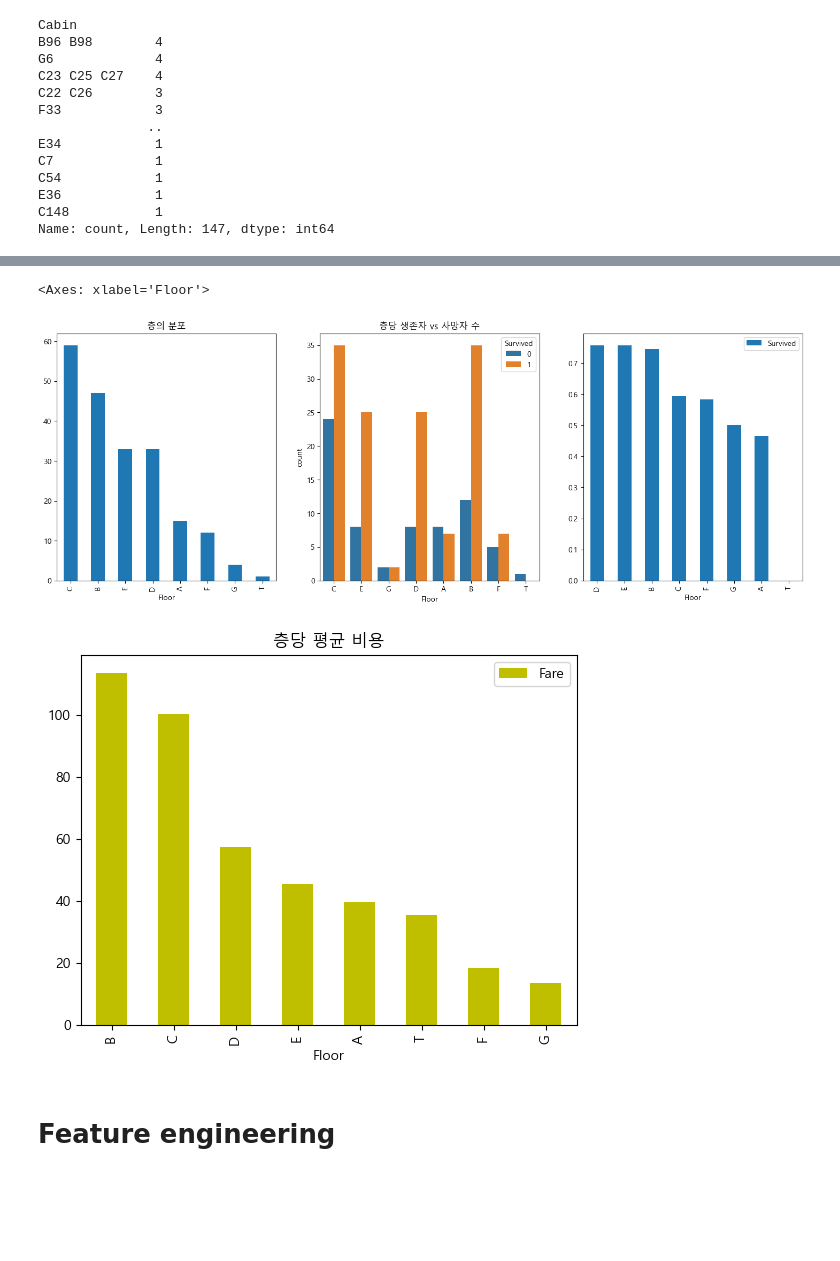
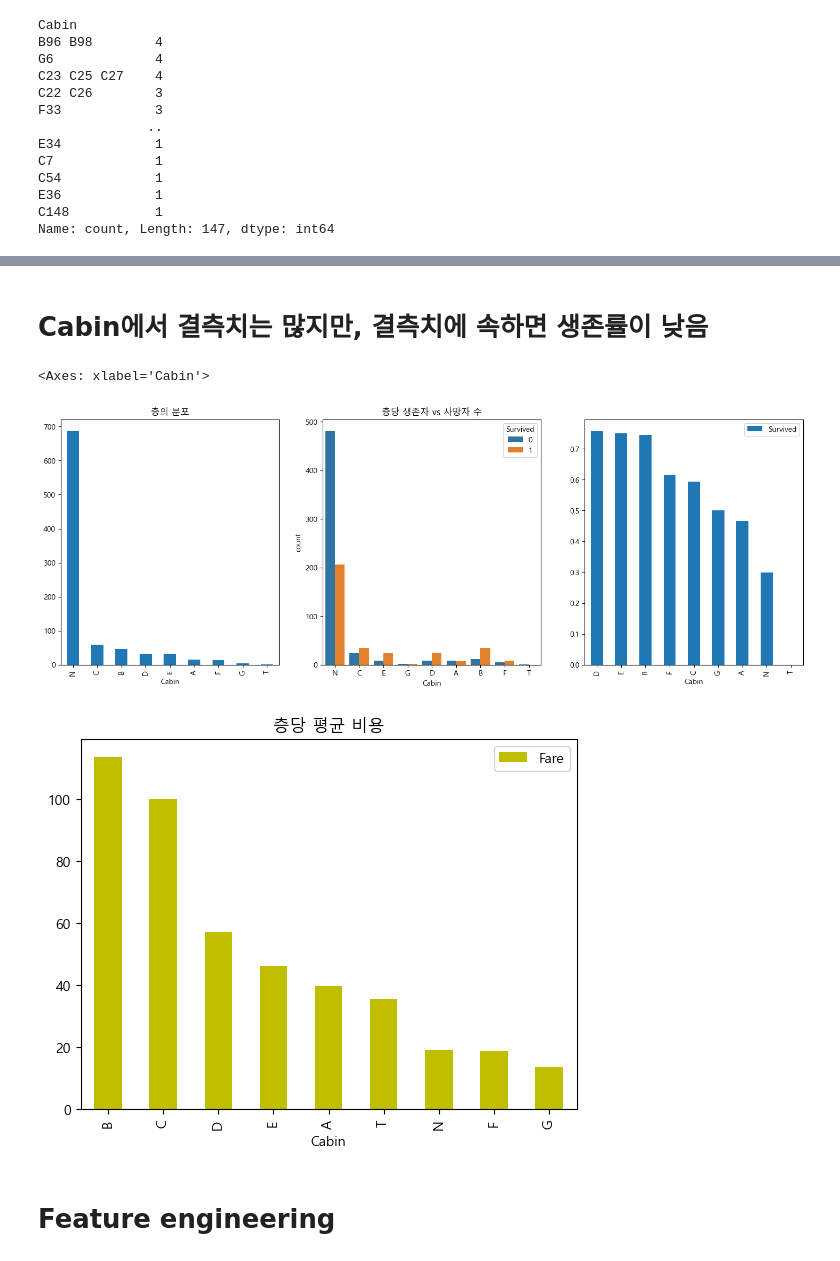
Before and after one commit to yunjihyung/titanic, a Jupyter notebook: code.ipynb, the cells around one changed output, grey strips where cells are left out. Saved outputs shown, nothing was run; the diff lists cells and outputs as text; code cells hidden in the pictures; blank space fills up the shorter version.

```diff
--- a/code.ipynb
+++ b/code.ipynb
@@ -579,10 +551,6 @@ Name: count, dtype: int64
-# %%
-def mapping(x: str):
-    if pd.isnull(x):
-        return np.nan
-
-    for alpha in 'ABCDEFGHIJKLNMPOQRSTUVWXYZ':
-        if alpha in x:
-            return alpha
-
-df['Floor'] = df['Cabin'].map(mapping)
+# %%
+df['Cabin'] = df['Cabin'].str[:1]
+df_test['Cabin'] = df_test['Cabin'].str[:1]
+# %%
+df.loc[df['Cabin'].isnull(),'Cabin'] = 'N'
+df_test.loc[df_test['Cabin'].isnull(),'Cabin'] = 'N'
@@ -589,18 +572,20 @@ df['Floor'] = df['Cabin'].map(mapping)
+# %% [markdown]
+# Cabin에서 결측치는 많지만, 결측치에 속하면 생존률이 낮음
 # %%
 f,a = plt.subplots(1,3,figsize = (18,6))
-df['Floor'].value_counts().plot.bar( ax = a[0])
+df['Cabin'].value_counts().plot.bar( ax = a[0])
 a[0].set_title('층의 분포')
-sns.countplot(data = df, x = 'Floor',hue = 'Survived', ax = a[1])
+sns.countplot(data = df, x = 'Cabin',hue = 'Survived', ax = a[1])
 a[1].set_title('층당 생존자 vs 사망자 수')
-df[['Floor','Survived']].groupby('Floor').mean().sort_values('Survived',ascending= False).plot.bar(ax = a[2])
+df[['Cabin','Survived']].groupby('Cabin').mean().sort_values('Survived',ascending= False).plot.bar(ax = a[2])
 # %% [output]
-<Axes: xlabel='Floor'>
+<Axes: xlabel='Cabin'>
-[figure, old version]
+[figure, new version]
 # %%
-df[['Fare', 'Floor']].groupby('Floor').mean().sort_values('Fare',ascending= False).plot.bar(color = 'y')
+df[['Fare', 'Cabin']].groupby('Cabin').mean().sort_values('Fare',ascending= False).plot.bar(color = 'y')
 plt.title('층당 평균 비용');
 # %% [output]
-[figure, old version]
+[figure, new version]
 # %% [markdown]
 # Feature engineering
 # %%
```
Also changed, not shown: parts of 79 cells of this notebook.
